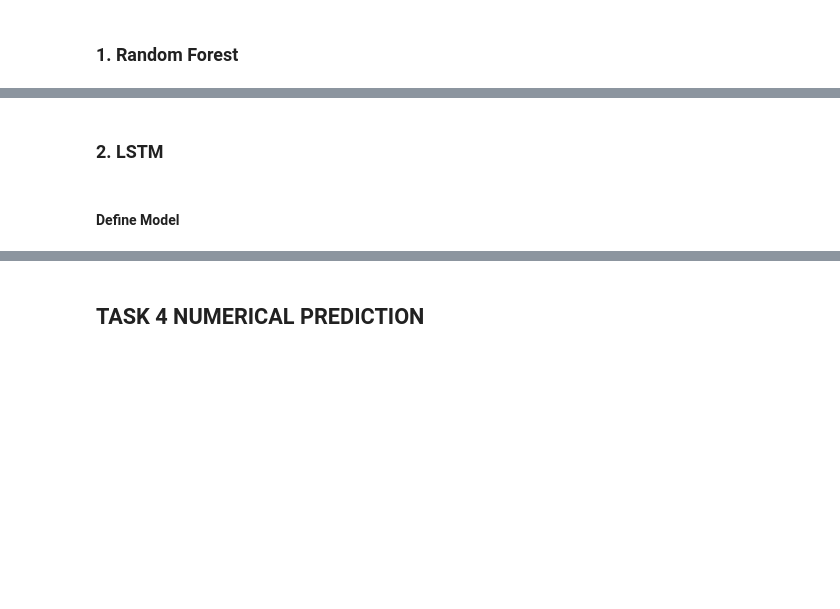
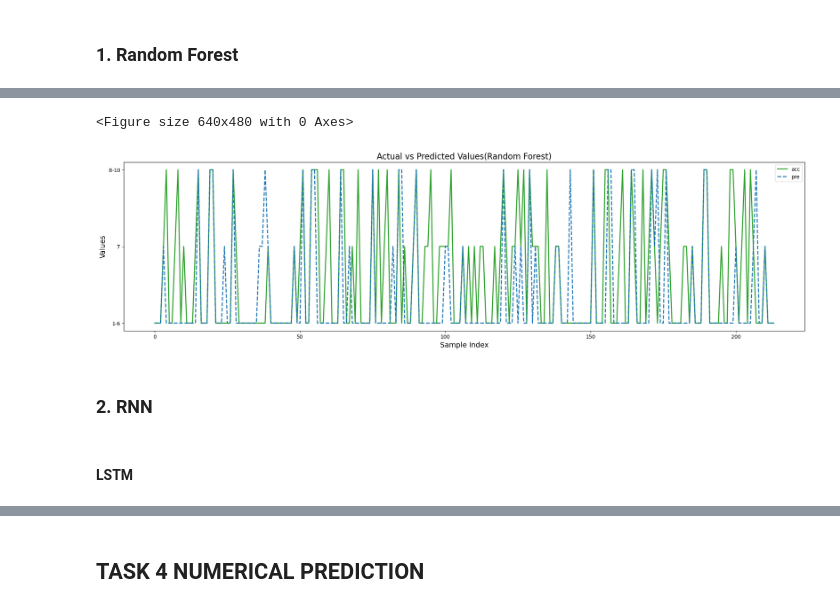
Before and after one commit to dingminglll/Data-Mining, a Jupyter notebook: Assignment1/Assignment1.ipynb, the cells around one changed output, grey strips where cells are left out. Cells and saved outputs as stored; diff of their text form; code cells hidden in the pictures; blank space fills up the shorter version.

```diff
--- a/Assignment1/Assignment1.ipynb
+++ b/Assignment1/Assignment1.ipynb
@@ -415,4 +530,46 @@ accuracy
+# %%
+import matplotlib.pyplot as plt
+import numpy as np
+
+rf_y_pred = best_rf_classifier.predict(X_test)
+
+# Convert to numpy array to ensure compatibility with matplotlib if they are not already
+y_test = np.array(y_test).flatten()
+rf_y_pred = np.array(rf_y_pred).flatten()
+
+# Clear any previous plots
+plt.clf()
+
+# Set the figure size to a more appropriate aspect ratio
+plt.figure(figsize=(24, 6))
+
+# Choose more aesthetically pleasing colors
+actual_color = "#2ca02c"  # A nice shade of green
+predicted_color = "#1f77b4"  # A pleasant shade of blue
+
+# Plot actual values ('acc') with the chosen green color
+plt.plot(y_test, color=actual_color, label='acc', linewidth=2)
+
+# Plot predicted values ('pre') with the chosen blue color
+plt.plot(rf_y_pred, color=predicted_color, label='pre', linestyle='--', linewidth=2)
+
+# Set the title and labels with the appropriate font size
+plt.title('Actual vs Predicted Values(Random Forest)', fontsize=16)
+plt.xlabel('Sample Index', fontsize=14)
+plt.ylabel('Values', fontsize=14)
+
+# Set custom y-axis ticks and labels
+plt.yticks([0,1,2], ['1-6', '7', '8-10'])
+
+# Show the legend to differentiate between actual ('acc') and predicted ('pre') lines
+plt.legend()
+
+# Finally, display the plot
+plt.show()
+# %% [output]
+<Figure size 640x480 with 0 Axes>
+[figure, added]
+# %% [markdown]
+### 2. RNN
 # %% [markdown]
-### 2. LSTM
+#### LSTM
-# %% [markdown]
-#### Define Model
```
Also changed, not shown: parts of 19 cells of this notebook, 50 other files.
